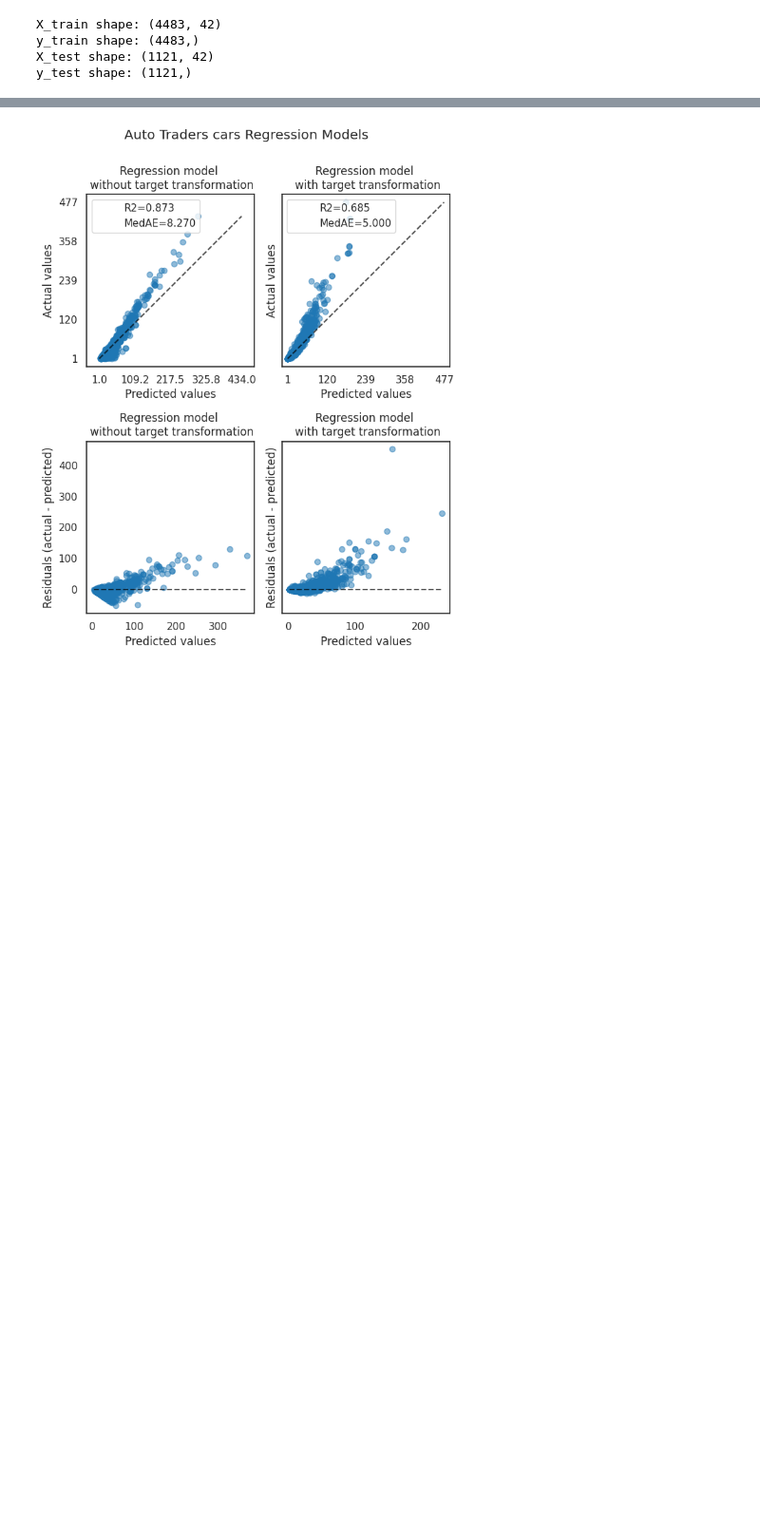
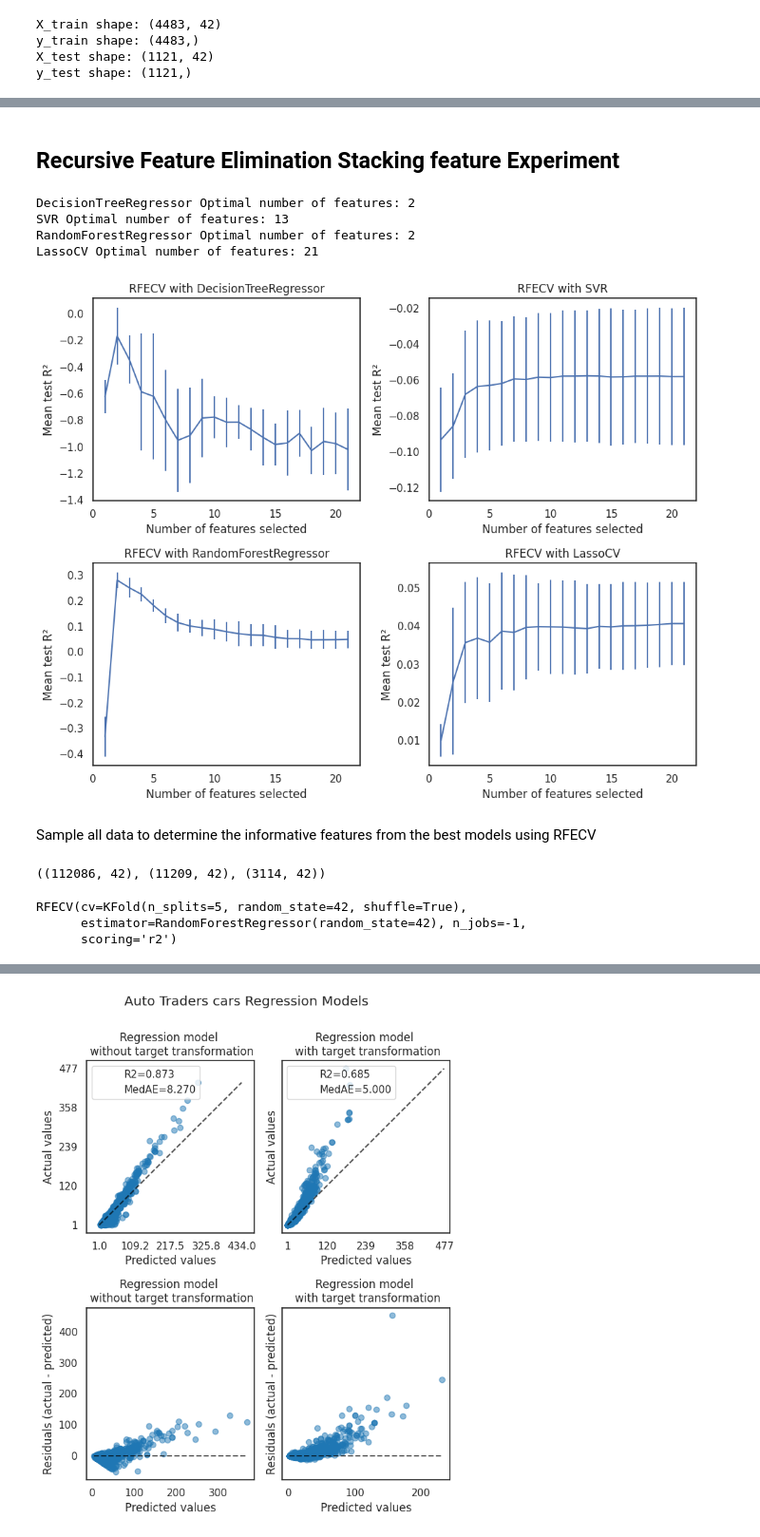
Before and after one commit to thanktua-spp/MMU_Hack_Data, a Jupyter notebook: notebooks/MMU_Hack_model training.ipynb, the cells around one changed output, grey strips where cells are left out. Shown at 95% size. Cells and saved outputs as stored; diff of their text form; code cells hidden in the pictures; blank space fills up the shorter version.

```diff
--- a/notebooks/MMU_Hack_model training.ipynb
+++ b/notebooks/MMU_Hack_model training.ipynb
@@ -334,0 +483,78 @@ stacking_regressor
+# %% [markdown]
+## Recursive Feature Elimination Stacking feature Experiment
+# %%
+# models
+dt = DecisionTreeRegressor()
+svr = SVR(kernel="linear")
+rf = RandomForestRegressor(random_state=42)
+lasso_cv = LassoCV()
+
+models = [dt, svr, rf, lasso_cv]
+
+# Minimum number of features
+min_features_to_select = 1
+cv = KFold(5, shuffle=True, random_state=42)
+
+# Create subplots
+fig, axs = plt.subplots(2, 2, figsize=(10, 8))
+axs = np.ravel(axs)  # Flatten the 2x2 grid
+
+for i, model in enumerate(models):
+    rfecv = RFECV(
+        estimator=model,
+        step=1,
+        cv=cv,
+        scoring="r2",
+        min_features_to_select=min_features_to_select,
+        n_jobs=-1,
+    )
+
+    # Fit RFECV
+    rfecv.fit(gbdt_pipeline[:-1].fit_transform(X), y)
+
+    print(f"{model.__class__.__name__} Optimal number of features: {rfecv.n_features_}")
+
+    # Extract CV results
+    cv_results = pd.DataFrame(rfecv.cv_results_)
+
+    # Plot on corresponding subplot
+    axs[i].errorbar(
+        x=cv_results["n_features"],
+        y=cv_results["mean_test_score"],
+        yerr=cv_results["std_test_score"],
+    )
+    axs[i].set_xlabel("Number of features selected")
+    axs[i].set_ylabel("Mean test R²")
+    axs[i].set_title(f"RFECV with {model.__class__.__name__}")
+
+plt.tight_layout()
+plt.show()
+# %% [output]
+DecisionTreeRegressor Optimal number of features: 2
+SVR Optimal number of features: 13
+RandomForestRegressor Optimal number of features: 2
+LassoCV Optimal number of features: 21
+[figure, added]
+# %% [markdown]
+Sample all data to determine the informative features from the best models using RFECV
+# %%
+X_train.shape, X_train_sample.shape, X_test_sample.shape
+# %% [output]
+((112086, 42), (11209, 42), (3114, 42))
+# %%
+min_features_to_select = 1  # Minimum number of features to consider
+cv = KFold(5, shuffle=True, random_state=42)
+
+rfecv_best = RFECV(
+    estimator=rf,
+    step=1,
+    cv=cv,
+    scoring="r2",
+    min_features_to_select=min_features_to_select,
+    n_jobs=-1,
+)
+rfecv_best.fit(gbdt_pipeline[:-1].fit_transform(X_train_sample), y_train_sample)
+# %% [output]
+RFECV(cv=KFold(n_splits=5, random_state=42, shuffle=True),
+      estimator=RandomForestRegressor(random_state=42), n_jobs=-1,
+      scoring='r2')
```
Also changed, not shown: parts of 41 cells of this notebook.
